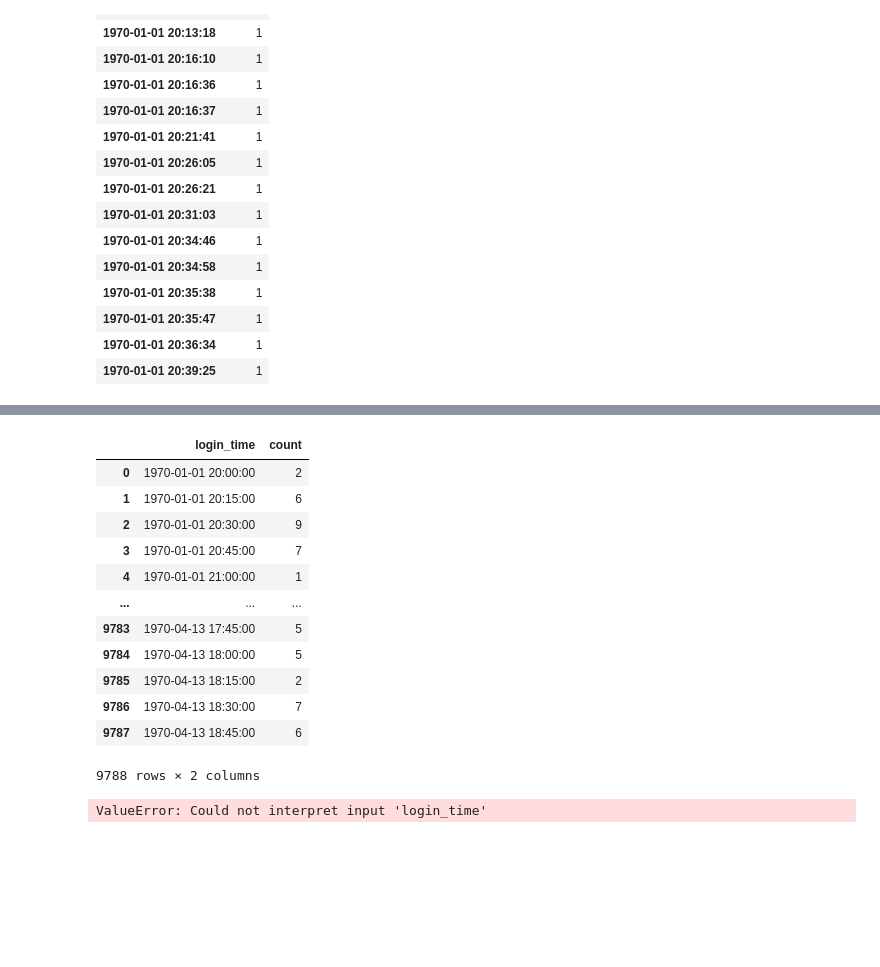
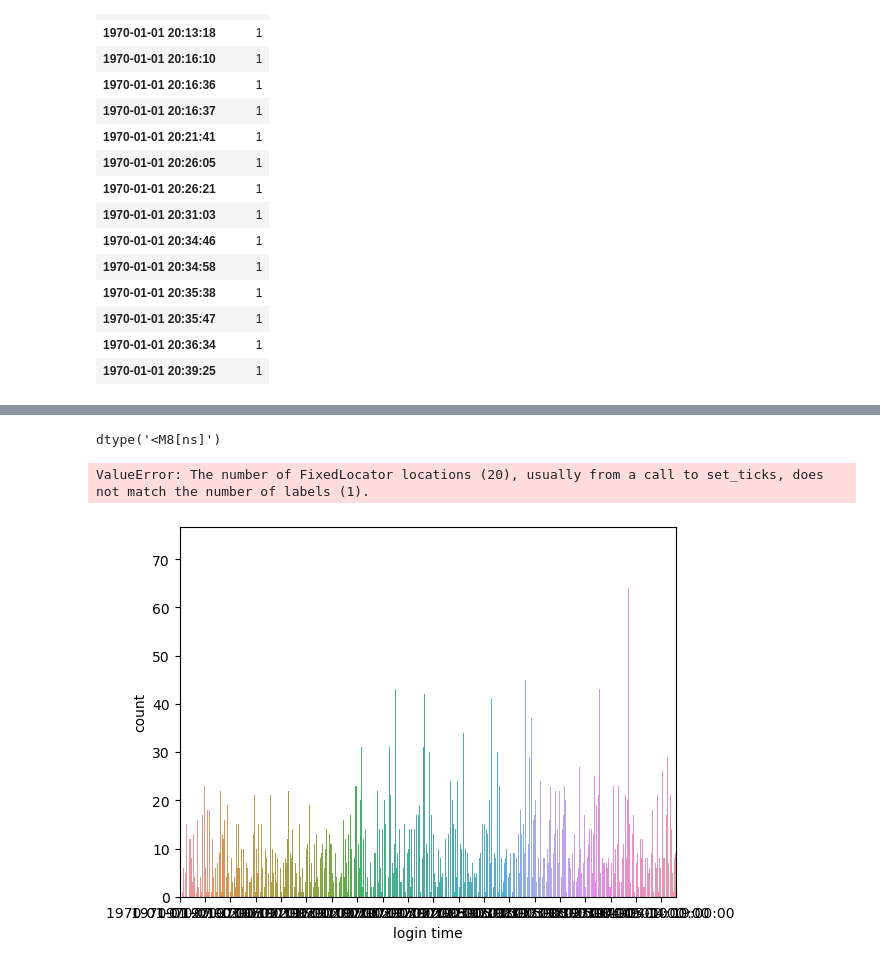
Before and after one commit to amoutafian/ultimate_inc, a Jupyter notebook: ultimate_inc.ipynb, the cells around one changed output, grey strips where cells are left out. Drawn from its saved outputs; the diff is of its cells as text; code cells hidden in the pictures; blank space fills up the shorter version.

```diff
--- a/ultimate_inc.ipynb
+++ b/ultimate_inc.ipynb
@@ -64,6 +64,6 @@ sorted_df.head(15)
 | 1970-01-01 20:36:34 | 1 |
 | 1970-01-01 20:39:25 | 1 |
 # %%
-resampled_df = sorted_df.resample('15T').count()
-resampled_df.head()
+resampled_df = sorted_df.resample('15T').sum()
+resampled_df.info
 # %% [output]
@@ -77,23 +85,17 @@ resampled_df.head()
 # %%
 resampled_df = resampled_df.reset_index()
-resampled_df
+resampled_df['login_time'].dtype
 # %% [output]
-|  | login_time | count |
-| 0 | 1970-01-01 20:00:00 | 2 |
-| 1 | 1970-01-01 20:15:00 | 6 |
-| 2 | 1970-01-01 20:30:00 | 9 |
-| 3 | 1970-01-01 20:45:00 | 7 |
-| 4 | 1970-01-01 21:00:00 | 1 |
-| ... | ... | ... |
-| 9783 | 1970-04-13 17:45:00 | 5 |
-| 9784 | 1970-04-13 18:00:00 | 5 |
-| 9785 | 1970-04-13 18:15:00 | 2 |
-| 9786 | 1970-04-13 18:30:00 | 7 |
-| 9787 | 1970-04-13 18:45:00 | 6 |
-9788 rows × 2 columns
+dtype('<M8[ns]')
 # %%
-sns.barplot(x = 'login_time', y = 'count', df = resampled_df)
-ax.set_xlabel("login time")
-ax.set_ylabel("count")
+resampled_df['login_time'] = resampled_df['login_time'].astype(str)
+fig = sns.barplot(x = 'login_time', y = 'count', data = resampled_df)
+fig.set_xlabel("login time")
+fig.set_ylabel("count")
+fig.set_xticks(fig.get_xticks()[::500])
+fig.set_xticklabels(fig.get_xticklabels()[::500], rotation = 45)
+
+fig.show()
 # %% [output]
-ValueError: Could not interpret input 'login_time'
+ValueError: The number of FixedLocator locations (20), usually from a call to set_ticks, does not match the number of labels (1).
+[figure, added]
```
Also changed, not shown: parts of 1 cell of this notebook.
